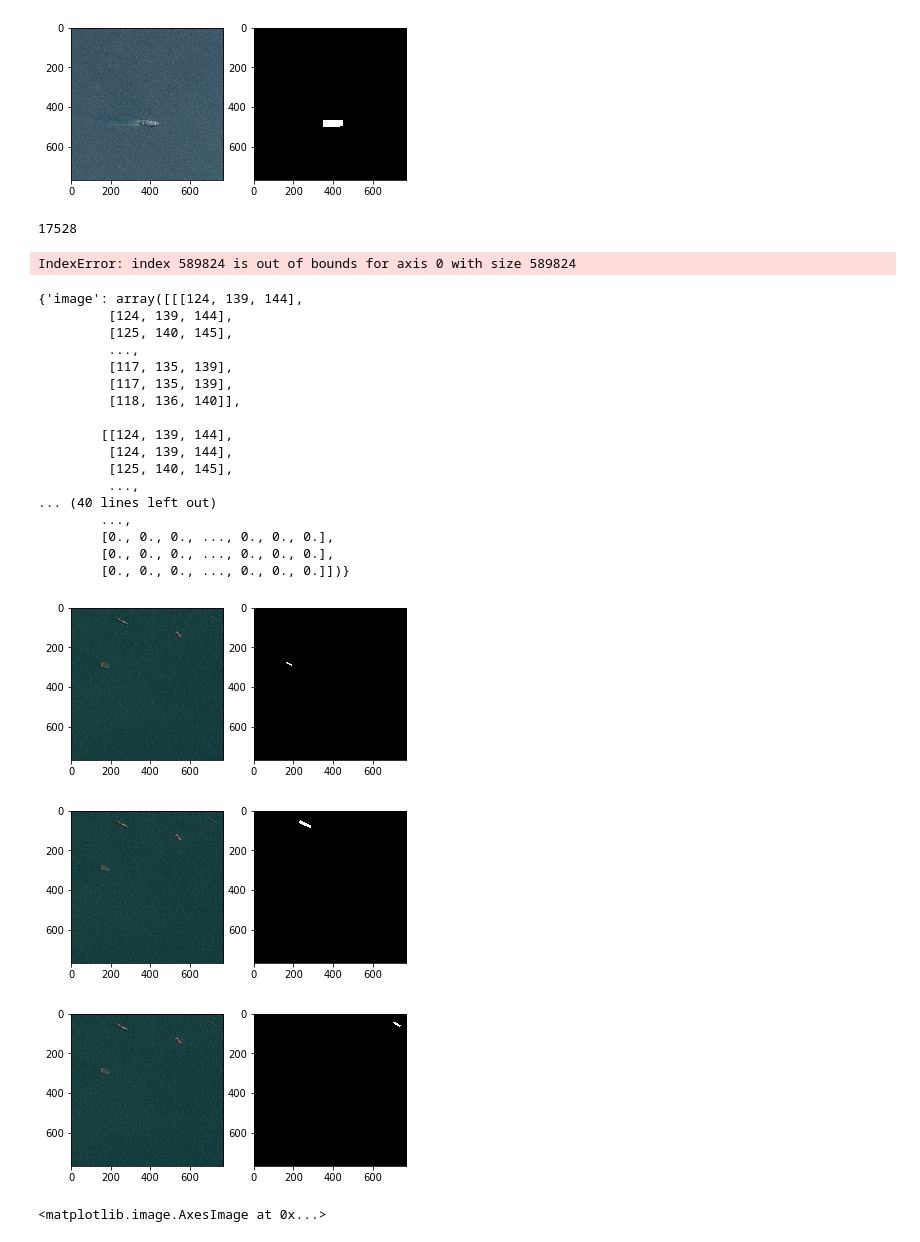
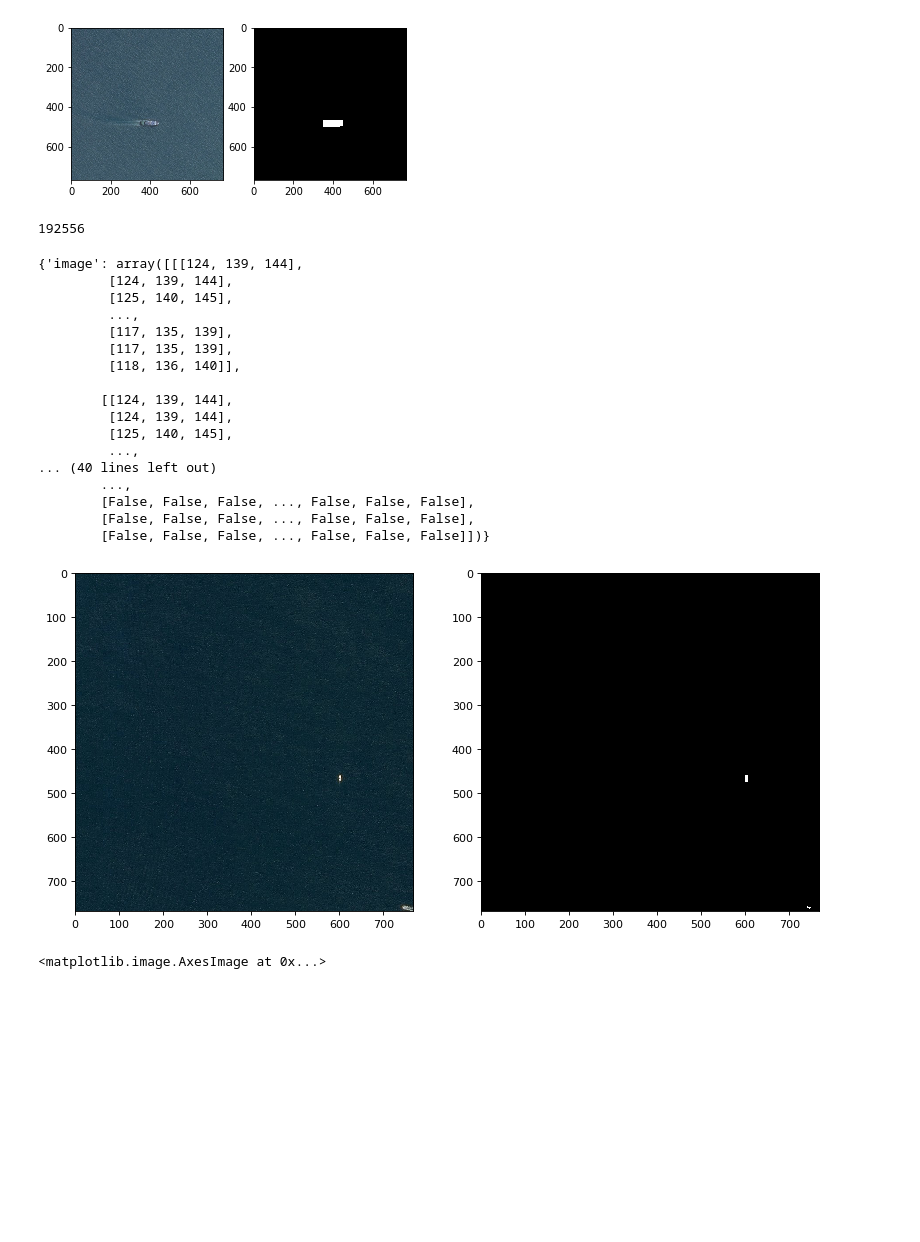
Before and after one commit to tetolab/shipdet, a Jupyter notebook: shipdet.ipynb, the cells around one changed output. Saved outputs shown, nothing was run; the diff lists cells and outputs as text; code cells hidden in the pictures; blank space fills up the shorter version.

Commit message:
Created dataframe which returns merged image masks

```diff
--- a/shipdet.ipynb
+++ b/shipdet.ipynb
@@ -109,7 +109,7 @@ class MergeShipData(Dataset):
     def __init__(self):
         self.ships_dataframe = pd.read_csv('data/train_ship_segmentations_v2.csv')
         self.merge_ships_dict = self._merge_ships(self.ships_dataframe)
-        self.merge_ships_dataframe = self.ships_dataframe.drop(columns=1).drop_duplicates()
+        self.merge_ships_dataframe = self.ships_dataframe.drop('EncodedPixels', 1).drop_duplicates()
 
     def __len__(self):
         return len(self.merge_ships_dict)
@@ -128,30 +128,35 @@ class MergeShipData(Dataset):
 
     def __getitem__(self, idx):
         image_name = self.merge_ships_dataframe.iloc[idx, 0]
+        image_idxs = self.merge_ships_dict[image_name]
         image_path = 'data/train_v2/' + image_name
         image = io.imread(image_path)
-        ship_loc_data = self.merge_ships_dict[image_name]
+        loc_image = self._merge_images(image_idxs)
         sample = {'image': image, 'loc_image': loc_image }
         return sample
 
     def _merge_ships(self, df):
         ships = {}
         for idx, row in df.iterrows():
-            print(idx)
             image_name = row[0]
             if image_name in ships:
-                ships[image_name] = np.logical_or(ships[image_name], self._get_image_mask(idx))
+                ships[image_name].append(idx)
             else:
-                ships[image_name] = self._get_image_mask(idx)
-            clear_output(wait=True)
+                ships[image_name] = [idx]
         return ships
+
+    def _merge_images(self, idxs):
+        img = rle_decode([])
+        for idx in idxs:
+            img = np.logical_or(img, self._get_image_mask(idx))
+
+        return img
 # %%
 sd = MergeShipData()
-# %% [output]
-17528
-IndexError: index 589824 is out of bounds for axis 0 with size 589824
 # %%
 len(sd)
+# %% [output]
+192556
 # %%
 sd[1]
 # %% [output]
@@ -169,24 +174,21 @@ sd[1]
          ...,
 ... (40 lines left out)
         ...,
-        [0., 0., 0., ..., 0., 0., 0.],
-        [0., 0., 0., ..., 0., 0., 0.],
-        [0., 0., 0., ..., 0., 0., 0.]])}
+        [False, False, False, ..., False, False, False],
+        [False, False, False, ..., False, False, False],
+        [False, False, False, ..., False, False, False]])}
 # %%
 def plot_sample(sample):
+    plt.figure(num=None, figsize=(12, 6), dpi=80, facecolor='w', edgecolor='k')
     plt.subplot(1,2,1)
     plt.imshow(sample['image'])
     plt.subplot(1,2,2)
     plt.imshow(sample['loc_image'], 'gray')
     plt.pause(0.001)  # pause a bit so that plots are updated
-# %%
-plot_sample(sd[63])
-plot_sample(sd[64])
-plot_sample(sd[65])
-# %% [output]
-[figure, removed]
-[figure, removed]
-[figure, removed]
+# %%
+plot_sample(sd[11])
+# %% [output]
+[figure, added]
 # %%
 test = np.logical_or(sd[63]['loc_image'],sd[64]['loc_image'])
 plt.imshow(test)
```
